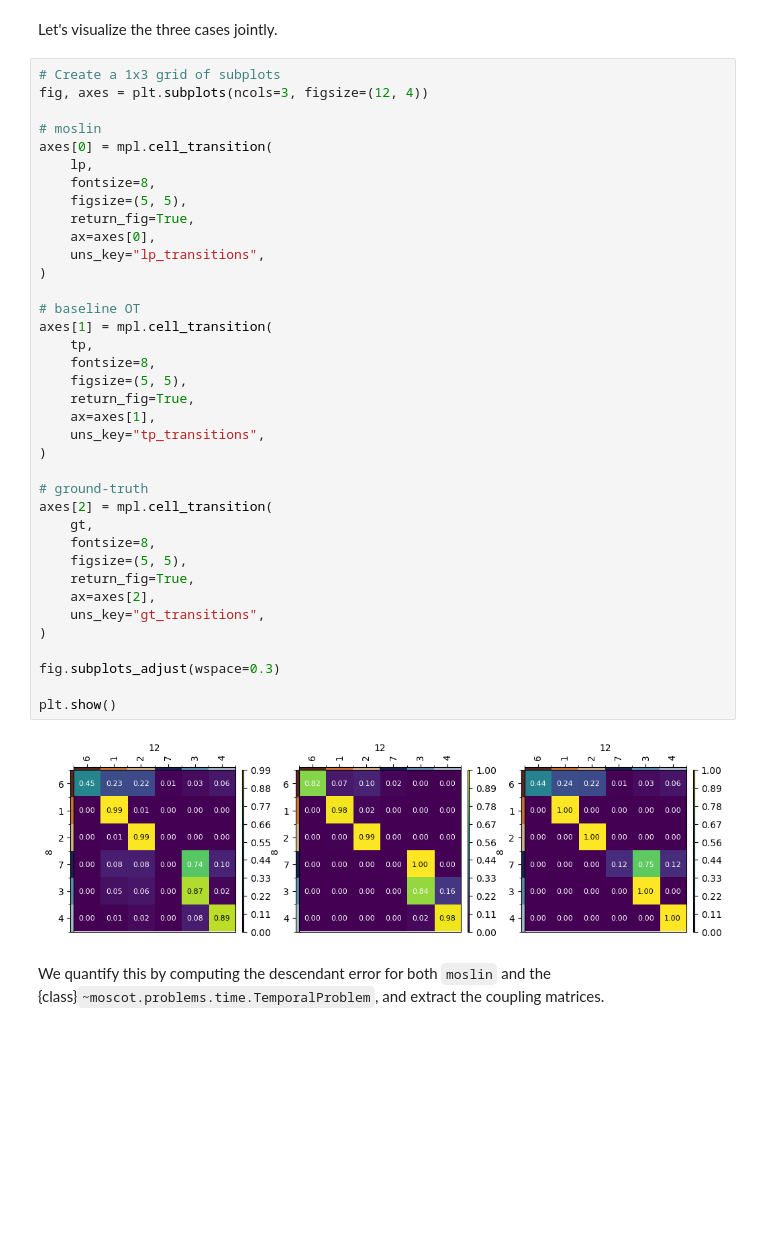
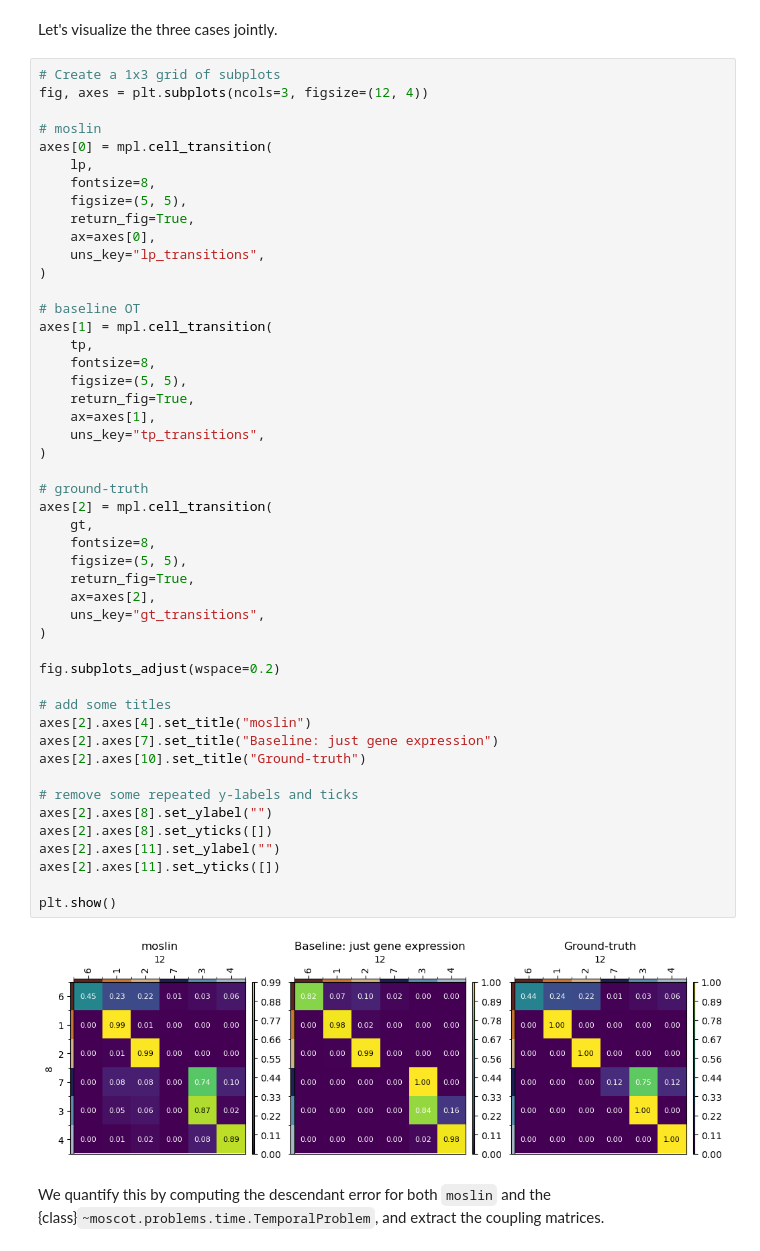
Before and after one commit to theislab/moscot_notebooks, a Jupyter notebook: tutorials/100_lineage.ipynb, the cells around one changed output. Drawn from its saved outputs; the diff is of its cells as text; blank space fills up the shorter version.

Commit message:
Prettify the plotting

```diff
--- a/tutorials/100_lineage.ipynb
+++ b/tutorials/100_lineage.ipynb
@@ -374,35 +375,46 @@ axes[0] = mpl.cell_transition(
     fontsize=8,
     figsize=(5, 5),
     return_fig=True,
     ax=axes[0],
     uns_key="lp_transitions",
 )
 
 # baseline OT
 axes[1] = mpl.cell_transition(
     tp,
     fontsize=8,
     figsize=(5, 5),
     return_fig=True,
     ax=axes[1],
     uns_key="tp_transitions",
 )
 
 # ground-truth
 axes[2] = mpl.cell_transition(
     gt,
     fontsize=8,
     figsize=(5, 5),
     return_fig=True,
     ax=axes[2],
     uns_key="gt_transitions",
 )
 
-fig.subplots_adjust(wspace=0.3)
+fig.subplots_adjust(wspace=0.2)
+
+# add some titles
+axes[2].axes[4].set_title("moslin")
+axes[2].axes[7].set_title("Baseline: just gene expression")
+axes[2].axes[10].set_title("Ground-truth")
+
+# remove some repeated y-labels and ticks
+axes[2].axes[8].set_ylabel("")
+axes[2].axes[8].set_yticks([])
+axes[2].axes[11].set_ylabel("")
+axes[2].axes[11].set_yticks([])
 
 plt.show()
 # %% [output]
-[figure, old version]
+[figure, new version]
 # %% [markdown]
 We quantify this by computing the descendant error for both `moslin` and the {class}`~moscot.problems.time.TemporalProblem`, and extract the coupling matrices.
 # %%
```
Also changed, not shown: parts of 11 cells of this notebook.
